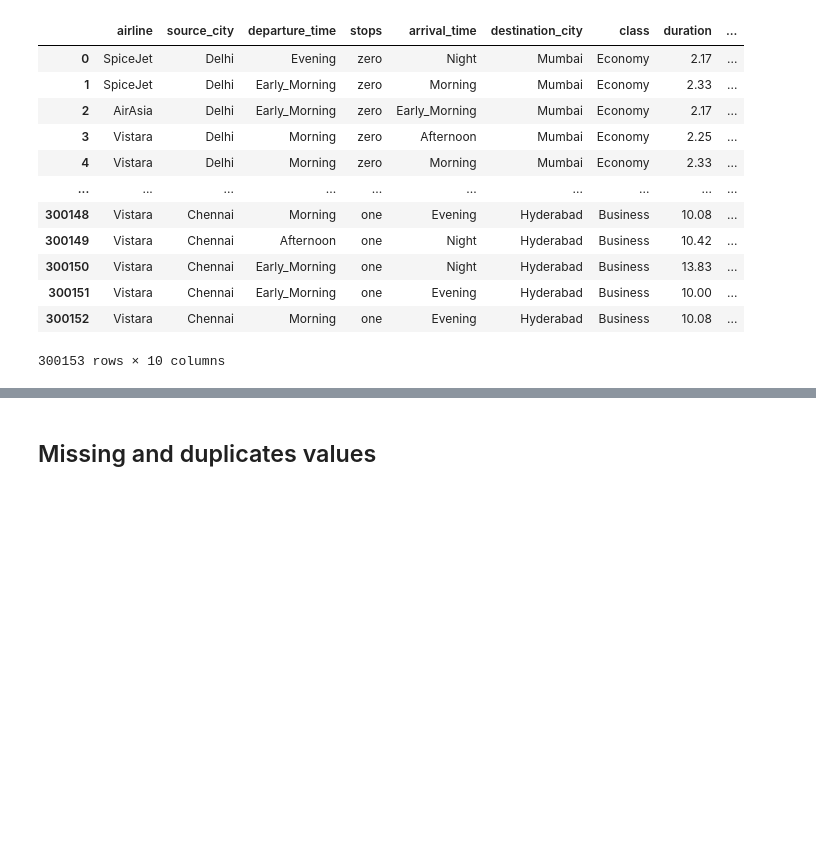
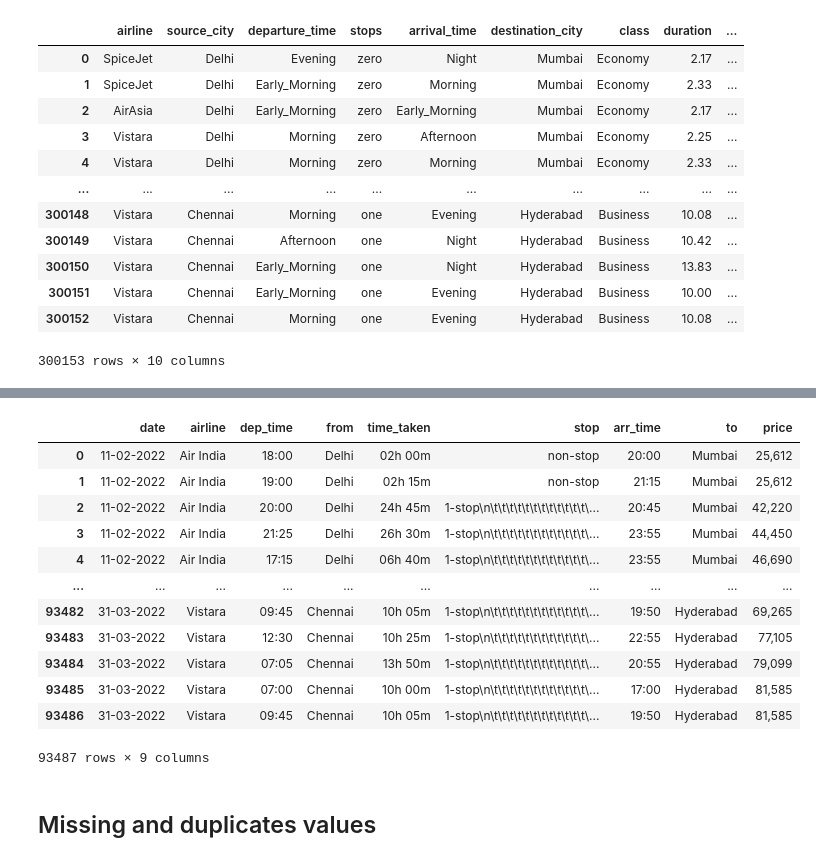
Before and after one commit to Pyame/Flight-Price-Prediction, a Jupyter notebook: main.ipynb, the cells around one changed output, grey strips where cells are left out. Saved outputs shown, nothing was run; the diff lists cells and outputs as text; code cells hidden in the pictures; blank space fills up the shorter version.

```diff
--- a/main.ipynb
+++ b/main.ipynb
@@ -240,3 +368,20 @@ df_clean.drop(columns=['Unnamed: 0', 'flight'])
+# %%
+# Removed ch_code and num_code from the df_clean
+df_business.drop(columns=['ch_code', 'num_code'])
+# %% [output]
+|  | date | airline | dep_time | from | time_taken | stop | arr_time | to | price |
+| 0 | 11-02-2022 | Air India | 18:00 | Delhi | 02h 00m | non-stop | 20:00 | Mumbai | 25,612 |
+| 1 | 11-02-2022 | Air India | 19:00 | Delhi | 02h 15m | non-stop | 21:15 | Mumbai | 25,612 |
+| 2 | 11-02-2022 | Air India | 20:00 | Delhi | 24h 45m | 1-stop\n\t\t\t\t\t\t\t\t\t\t\t\t\... | 20:45 | Mumbai | 42,220 |
+| 3 | 11-02-2022 | Air India | 21:25 | Delhi | 26h 30m | 1-stop\n\t\t\t\t\t\t\t\t\t\t\t\t\... | 23:55 | Mumbai | 44,450 |
+| 4 | 11-02-2022 | Air India | 17:15 | Delhi | 06h 40m | 1-stop\n\t\t\t\t\t\t\t\t\t\t\t\t\... | 23:55 | Mumbai | 46,690 |
+| ... | ... | ... | ... | ... | ... | ... | ... | ... | ... |
+| 93482 | 31-03-2022 | Vistara | 09:45 | Chennai | 10h 05m | 1-stop\n\t\t\t\t\t\t\t\t\t\t\t\t\... | 19:50 | Hyderabad | 69,265 |
+| 93483 | 31-03-2022 | Vistara | 12:30 | Chennai | 10h 25m | 1-stop\n\t\t\t\t\t\t\t\t\t\t\t\t\... | 22:55 | Hyderabad | 77,105 |
+| 93484 | 31-03-2022 | Vistara | 07:05 | Chennai | 13h 50m | 1-stop\n\t\t\t\t\t\t\t\t\t\t\t\t\... | 20:55 | Hyderabad | 79,099 |
+| 93485 | 31-03-2022 | Vistara | 07:00 | Chennai | 10h 00m | 1-stop\n\t\t\t\t\t\t\t\t\t\t\t\t\... | 17:00 | Hyderabad | 81,585 |
+| 93486 | 31-03-2022 | Vistara | 09:45 | Chennai | 10h 05m | 1-stop\n\t\t\t\t\t\t\t\t\t\t\t\t\... | 19:50 | Hyderabad | 81,585 |
+93487 rows × 9 columns
 # %% [markdown]
 ## Missing and duplicates values
 # %% [markdown]
```
Also changed, not shown: parts of 12 cells of this notebook.
